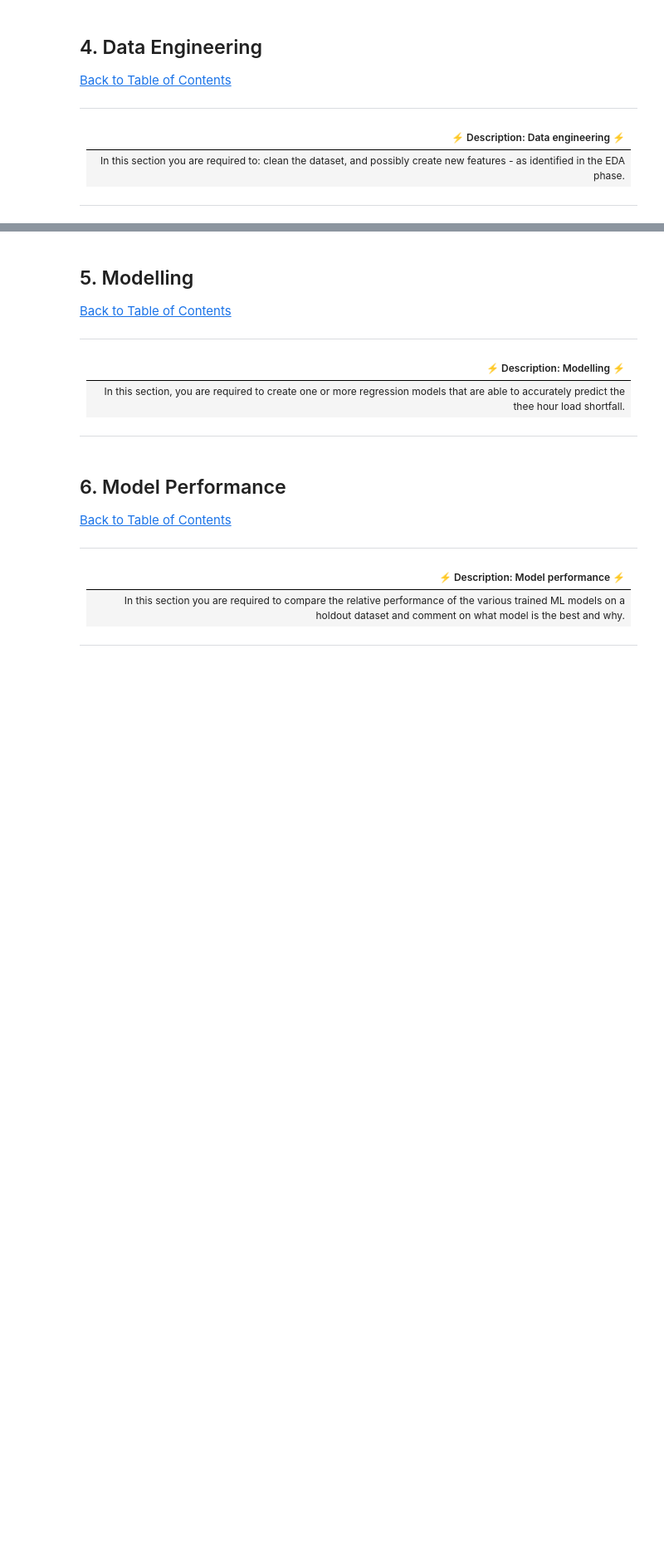
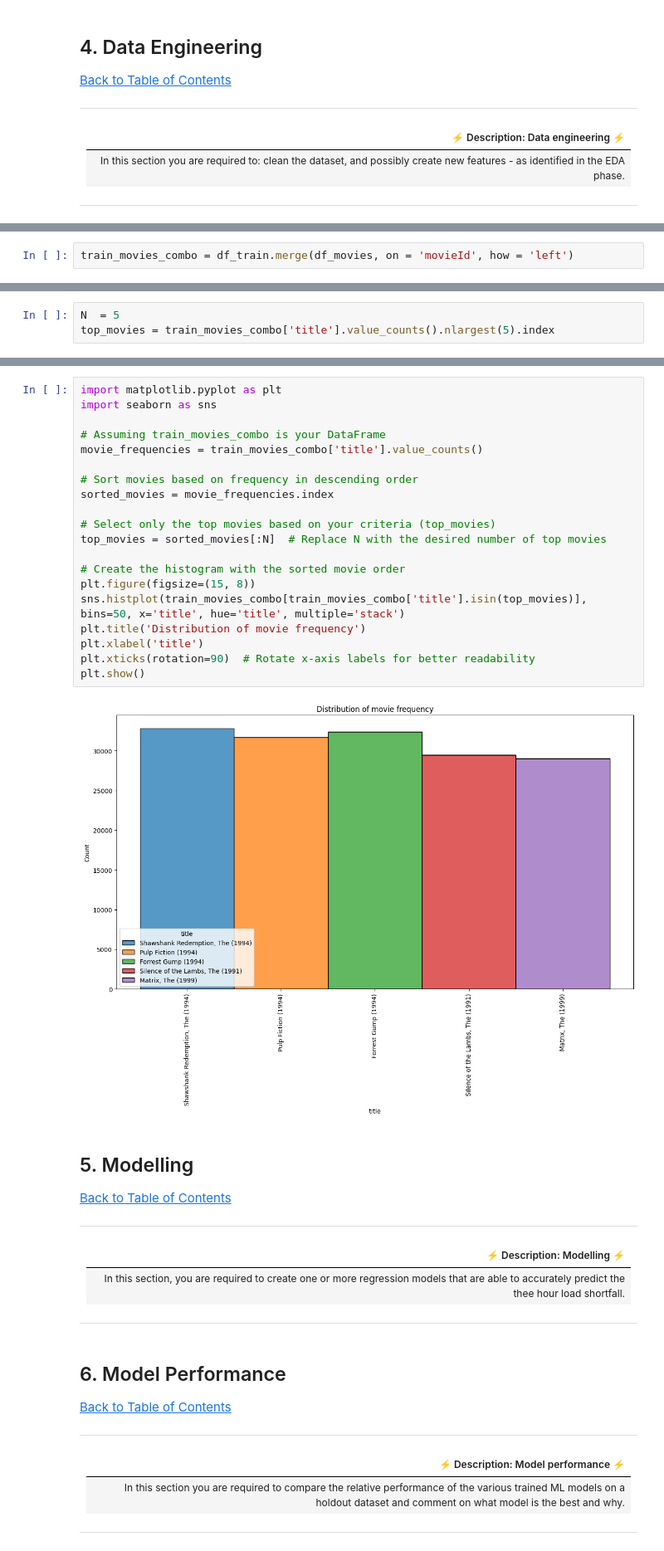
Before and after one commit to PercyMakakaba/-Unsupervised-Learning-Sprint-2307FTDS-Team-JM3, a Jupyter notebook: movie_recom_notebook.ipynb, the cells around one changed output, grey strips where cells are left out. Shown: that part at 83% size. Cells and saved outputs as stored; diff of their text form; blank space fills up the shorter version.

```diff
--- a/movie_recom_notebook.ipynb
+++ b/movie_recom_notebook.ipynb
@@ -185,0 +432,2 @@ plt.show()
+# %%
+train_movies_combo = df_train.merge(df_movies, on = 'movieId', how = 'left')
@@ -185,0 +450,3 @@ plt.show()
+# %%
+N  = 5
+top_movies = train_movies_combo['title'].value_counts().nlargest(5).index
@@ -186,3 +471,25 @@ plt.show()
+# %%
+import matplotlib.pyplot as plt
+import seaborn as sns
+
+# Assuming train_movies_combo is your DataFrame
+movie_frequencies = train_movies_combo['title'].value_counts()
+
+# Sort movies based on frequency in descending order
+sorted_movies = movie_frequencies.index
+
+# Select only the top movies based on your criteria (top_movies)
+top_movies = sorted_movies[:N]  # Replace N with the desired number of top movies
+
+# Create the histogram with the sorted movie order
+plt.figure(figsize=(15, 8))
+sns.histplot(train_movies_combo[train_movies_combo['title'].isin(top_movies)], bins=50, x='title', hue='title', multiple='stack')
+plt.title('Distribution of movie frequency')
+plt.xlabel('title')
+plt.xticks(rotation=90)  # Rotate x-axis labels for better readability
+plt.show()
+# %% [output]
+[figure, added]
 # %% [markdown]
 <a id="five"></a>
 ## 5. Modelling
```
Also changed, not shown: parts of 31 cells of this notebook.
